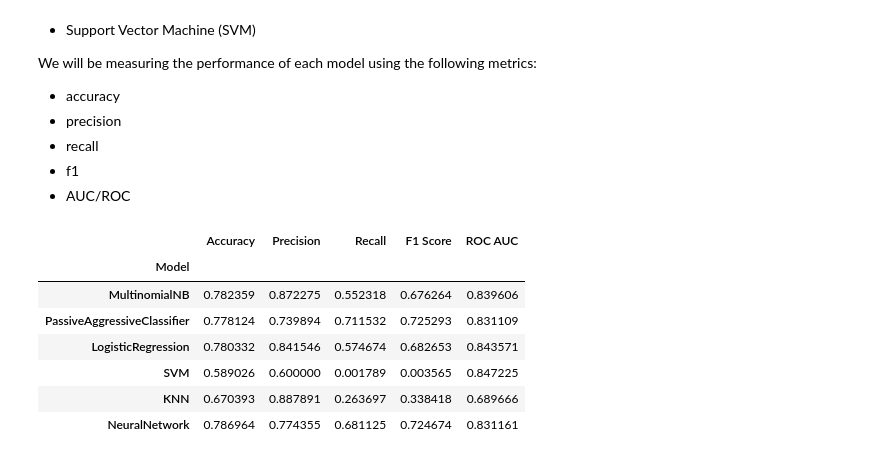
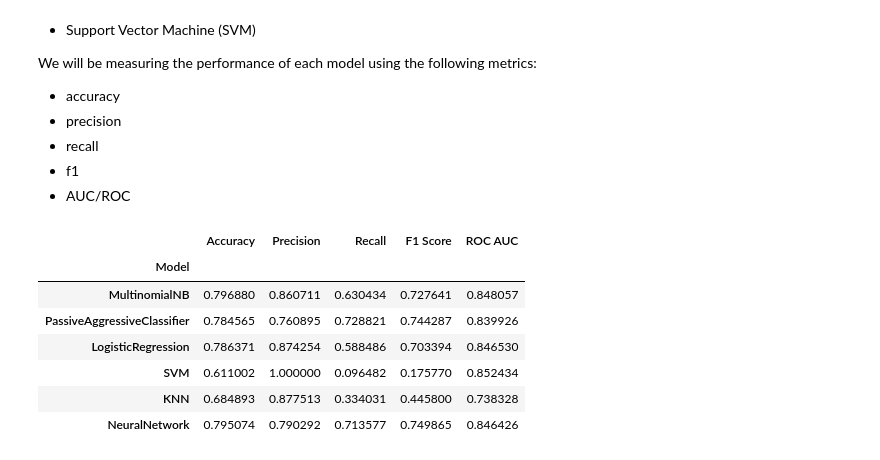
Before and after one commit to CSC-4260-Advanced-Data-Science-Project/NLP_Disaster_Tweets, a Jupyter notebook: NLP-Preprocessing-and-Model-Analysis.ipynb, the cells around one changed output. Saved outputs shown, nothing was run; the diff lists cells and outputs as text; code cells hidden in the pictures.

```diff
--- a/NLP-Preprocessing-and-Model-Analysis.ipynb
+++ b/NLP-Preprocessing-and-Model-Analysis.ipynb
@@ -321,6 +321,8 @@ def tw_preprocess(tw):
 ## Applying Tweet Processing Function on the Tweets Data
 Now we will go ahead and use the tw_preprocess function to prepare, tokenize, and process the tweets for further analysis.
 # %%
+# Drop duplicates
+train_data.drop_duplicates(inplace=True)
 train_data['cleaned_tweets'] = train_data['text'].apply(tw_preprocess)
 train_data.head(5)
 # %% [output]
@@ -499,15 +501,6 @@ We will be measuring the performance of each model using the following metrics:
 - f1
 - AUC/ROC
 # %%
-train_data = train_data.drop_duplicates(subset='cleaned_tweets', keep='first')
-
-# Reuse the previously defined variables
-x = train_data['cleaned_tweets']
-y = train_data['target']
-
-# Use a testing size of 20% of the data with 80% for training
-x_train, x_test, y_train, y_test = train_test_split(x, y, test_size=0.2, random_state=42)
-
 # Define the pipelines for each model
 pipelines = {
     'MultinomialNB': Pipeline([
@@ -555,36 +548,36 @@ for model_name, pipeline in pipelines.items():
     if model_name == 'PassiveAggressiveClassifier' or model_name == 'SVM':
         roc_auc = roc_auc_score(y_test, pipeline.decision_function(x_test))
     else:
         roc_auc = roc_auc_score(y_test, pipeline.predict_proba(x_test)[:, 1])
 
     # Create a DataFrame with the current model's results
     model_results = pd.DataFrame({
         'Model': [model_name],
         'Accuracy': [accuracy],
         'Precision': [precision],
         'Recall': [recall],
         'F1 Score': [f1],
         'ROC AUC': [roc_auc]
     })
 
     # Concatenate the current model's results with the overall results
     results = pd.concat([results, model_results], ignore_index=True)
 
 
 # Highlight the max value in each column except for 'Model'
 results = results.set_index('Model')
 results = results.style.highlight_max(axis=0, color='green').set_table_styles(
     [{'selector': 'th', 'props': [('font-size', '14px'), ('color', 'black'), ('background-color', 'white')]}])
 
 
 # Display the results
 results
 # %% [output]
 |  | Accuracy | Precision | Recall | F1 Score | ROC AUC |
 | Model |  |  |  |  |  |
-| MultinomialNB | 0.782359 | 0.872275 | 0.552318 | 0.676264 | 0.839606 |
-| PassiveAggressiveClassifier | 0.778124 | 0.739894 | 0.711532 | 0.725293 | 0.831109 |
-| LogisticRegression | 0.780332 | 0.841546 | 0.574674 | 0.682653 | 0.843571 |
-| SVM | 0.589026 | 0.600000 | 0.001789 | 0.003565 | 0.847225 |
-| KNN | 0.670393 | 0.887891 | 0.263697 | 0.338418 | 0.689666 |
-| NeuralNetwork | 0.786964 | 0.774355 | 0.681125 | 0.724674 | 0.831161 |
+| MultinomialNB | 0.796880 | 0.860711 | 0.630434 | 0.727641 | 0.848057 |
+| PassiveAggressiveClassifier | 0.784565 | 0.760895 | 0.728821 | 0.744287 | 0.839926 |
+| LogisticRegression | 0.786371 | 0.874254 | 0.588486 | 0.703394 | 0.846530 |
+| SVM | 0.611002 | 1.000000 | 0.096482 | 0.175770 | 0.852434 |
+| KNN | 0.684893 | 0.877513 | 0.334031 | 0.445800 | 0.738328 |
+| NeuralNetwork | 0.795074 | 0.790292 | 0.713577 | 0.749865 | 0.846426 |
```
Also changed, not shown: parts of 2 cells of this notebook.
